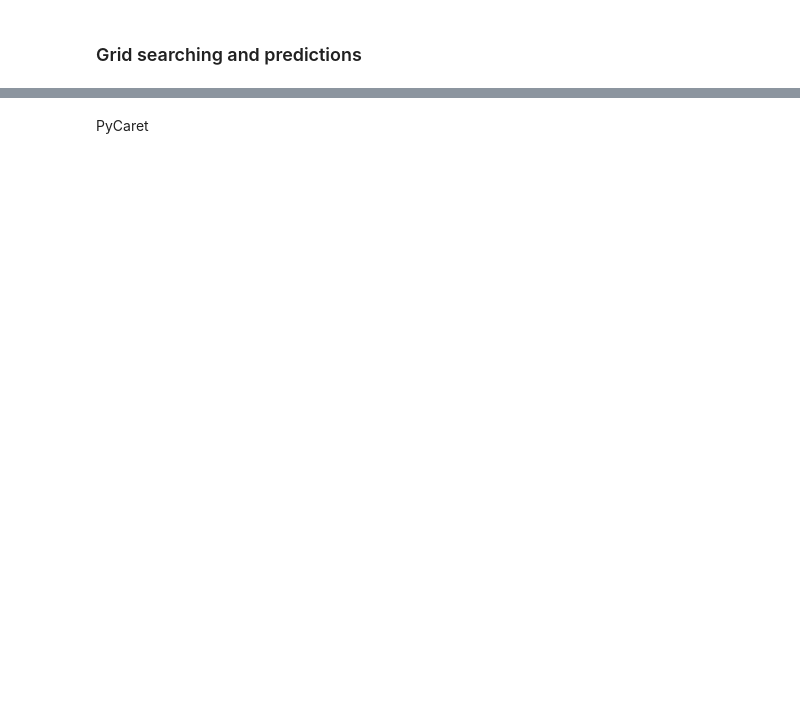
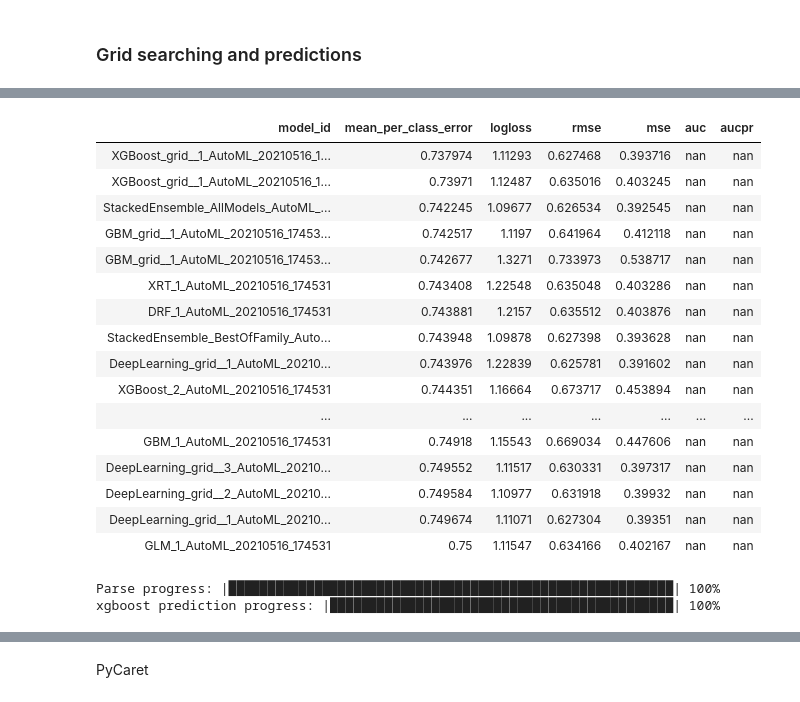
Before and after one commit to juan-ivan-NV/JI_Kaggle_Competitions, a Jupyter notebook: Tabular_Playground_Series/TPS_May_2021_H2O_PyCaret_2.ipynb, the cells around one changed output, grey strips where cells are left out. Saved outputs shown, nothing was run; the diff lists cells and outputs as text; code cells hidden in the pictures; blank space fills up the shorter version.

Commit message:
best model XGB - outliers 0.999 - time 30 min

```diff
--- a/Tabular_Playground_Series/TPS_May_2021_H2O_PyCaret_2.ipynb
+++ b/Tabular_Playground_Series/TPS_May_2021_H2O_PyCaret_2.ipynb
@@ -166,7 +117,7 @@ sns.despine(trim=True, left=True)
 data_train_wo = data_train.copy()
 
 for i in data_train_wo.iloc[:,:-1].columns:
-  data_train_wo = data_train_wo[(data_train_wo[i] >= data_train[i].quantile(.00)) & (data_train_wo[i] <= data_train[i].quantile(.993))]
+  data_train_wo = data_train_wo[(data_train_wo[i] >= data_train[i].quantile(.00)) & (data_train_wo[i] <= data_train[i].quantile(.998))]
 # %%
 sns.set_theme(style="ticks")
 
@@ -250,0 +243,3 @@ scaled_test.head()
+# %%
+h2o_train = h2o.H2OFrame(scaled_train.copy())
+#h2o_test = h2o.H2OFrame(test_2d_df.copy())
@@ -250,0 +248,10 @@ scaled_test.head()
+# %%
+h2o_train["target"] = h2o_train["target"].asfactor()
+# %%
+# Setting the limits to 25 models that will take 15 minutes
+aml = H2OAutoML(max_runtime_secs = 60*30,
+                max_models = 30,
+                seed = 42
+                )
+
+%time aml.train(x = list(scaled_train.iloc[:,:-1].columns), y = "target", training_frame = h2o_train)
@@ -250,0 +262,30 @@ scaled_test.head()
+# %%
+# Leaderboard
+lb = aml.leaderboard
+lb.head(rows = lb.nrows)
+# %% [output]
+| model_id | mean_per_class_error | logloss | rmse | mse | auc | aucpr |
+| XGBoost_grid__1_AutoML_20210516_1... | 0.737974 | 1.11293 | 0.627468 | 0.393716 | nan | nan |
+| XGBoost_grid__1_AutoML_20210516_1... | 0.73971 | 1.12487 | 0.635016 | 0.403245 | nan | nan |
+| StackedEnsemble_AllModels_AutoML_... | 0.742245 | 1.09677 | 0.626534 | 0.392545 | nan | nan |
+| GBM_grid__1_AutoML_20210516_17453... | 0.742517 | 1.1197 | 0.641964 | 0.412118 | nan | nan |
+| GBM_grid__1_AutoML_20210516_17453... | 0.742677 | 1.3271 | 0.733973 | 0.538717 | nan | nan |
+| XRT_1_AutoML_20210516_174531 | 0.743408 | 1.22548 | 0.635048 | 0.403286 | nan | nan |
+| DRF_1_AutoML_20210516_174531 | 0.743881 | 1.2157 | 0.635512 | 0.403876 | nan | nan |
+| StackedEnsemble_BestOfFamily_Auto... | 0.743948 | 1.09878 | 0.627398 | 0.393628 | nan | nan |
+| DeepLearning_grid__1_AutoML_20210... | 0.743976 | 1.22839 | 0.625781 | 0.391602 | nan | nan |
+| XGBoost_2_AutoML_20210516_174531 | 0.744351 | 1.16664 | 0.673717 | 0.453894 | nan | nan |
+| ... | ... | ... | ... | ... | ... | ... |
+| GBM_1_AutoML_20210516_174531 | 0.74918 | 1.15543 | 0.669034 | 0.447606 | nan | nan |
+| DeepLearning_grid__3_AutoML_20210... | 0.749552 | 1.11517 | 0.630331 | 0.397317 | nan | nan |
+| DeepLearning_grid__2_AutoML_20210... | 0.749584 | 1.10977 | 0.631918 | 0.39932 | nan | nan |
+| DeepLearning_grid__1_AutoML_20210... | 0.749674 | 1.11071 | 0.627304 | 0.39351 | nan | nan |
+| GLM_1_AutoML_20210516_174531 | 0.75 | 1.11547 | 0.634166 | 0.402167 | nan | nan |
+# %%
+# Predicting values
+
+predintions = aml.predict(h2o.H2OFrame(scaled_test))
+predintions_df = h2o.as_list(predintions)
+# %% [output]
+Parse progress: |█████████████████████████████████████████████████████████| 100%
+xgboost prediction progress: |████████████████████████████████████████████| 100%
```
Also changed, not shown: parts of 18 cells of this notebook, 2 other files.
